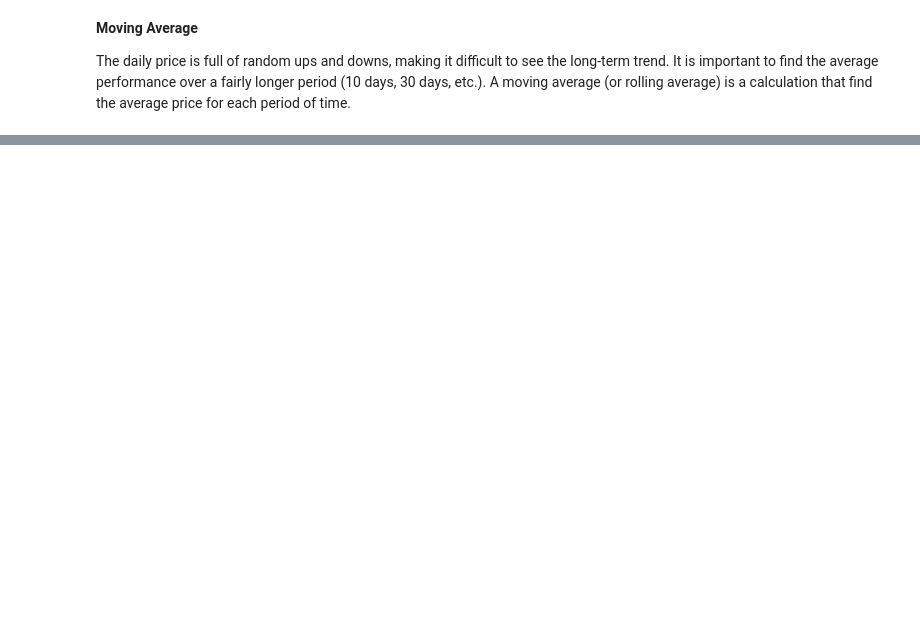
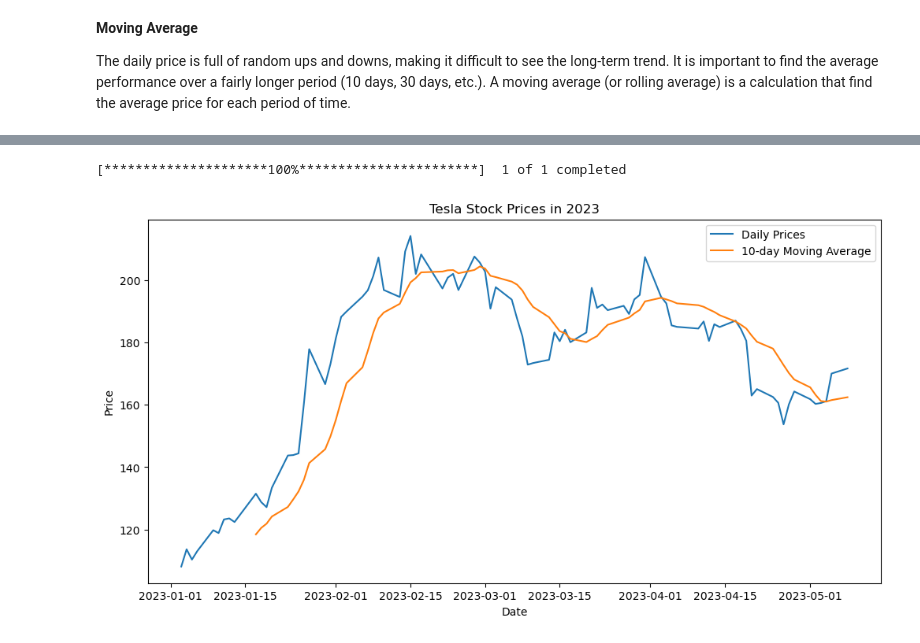
Before and after one commit to ch00226855/CMP464788Spring2023, a Jupyter notebook: Week14_TimeSeries.ipynb, the cells around one changed output, grey strips where cells are left out. Saved outputs shown, nothing was run; the diff lists cells and outputs as text; code cells hidden in the pictures; blank space fills up the shorter version.

```diff
--- a/Week14_TimeSeries.ipynb
+++ b/Week14_TimeSeries.ipynb
@@ -210,0 +686,27 @@ moving_avg.head()
+# %%
+# Solution by ChatGPT
+import yfinance as yf
+import matplotlib.pyplot as plt
+
+# Specify the stock symbol and year
+symbol = 'TSLA'
+year = 2023
+
+# Retrieve the daily stock data for Tesla in 2023
+data = yf.download(symbol, start=f"{year}-01-01", end=f"{year}-12-31")
+
+# Calculate the 10-day moving average
+data['MA10'] = data['Close'].rolling(window=10).mean()
+
+# Plotting the daily prices and the 10-day moving average
+plt.figure(figsize=(12, 6))
+plt.plot(data.index, data['Close'], label='Daily Prices')
+plt.plot(data.index, data['MA10'], label='10-day Moving Average')
+plt.xlabel('Date')
+plt.ylabel('Price')
+plt.title('Tesla Stock Prices in 2023')
+plt.legend()
+plt.show()
+# %% [output]
+[*********************100%***********************]  1 of 1 completed
+[figure, added]
```
Also changed, not shown: parts of 62 cells of this notebook.
